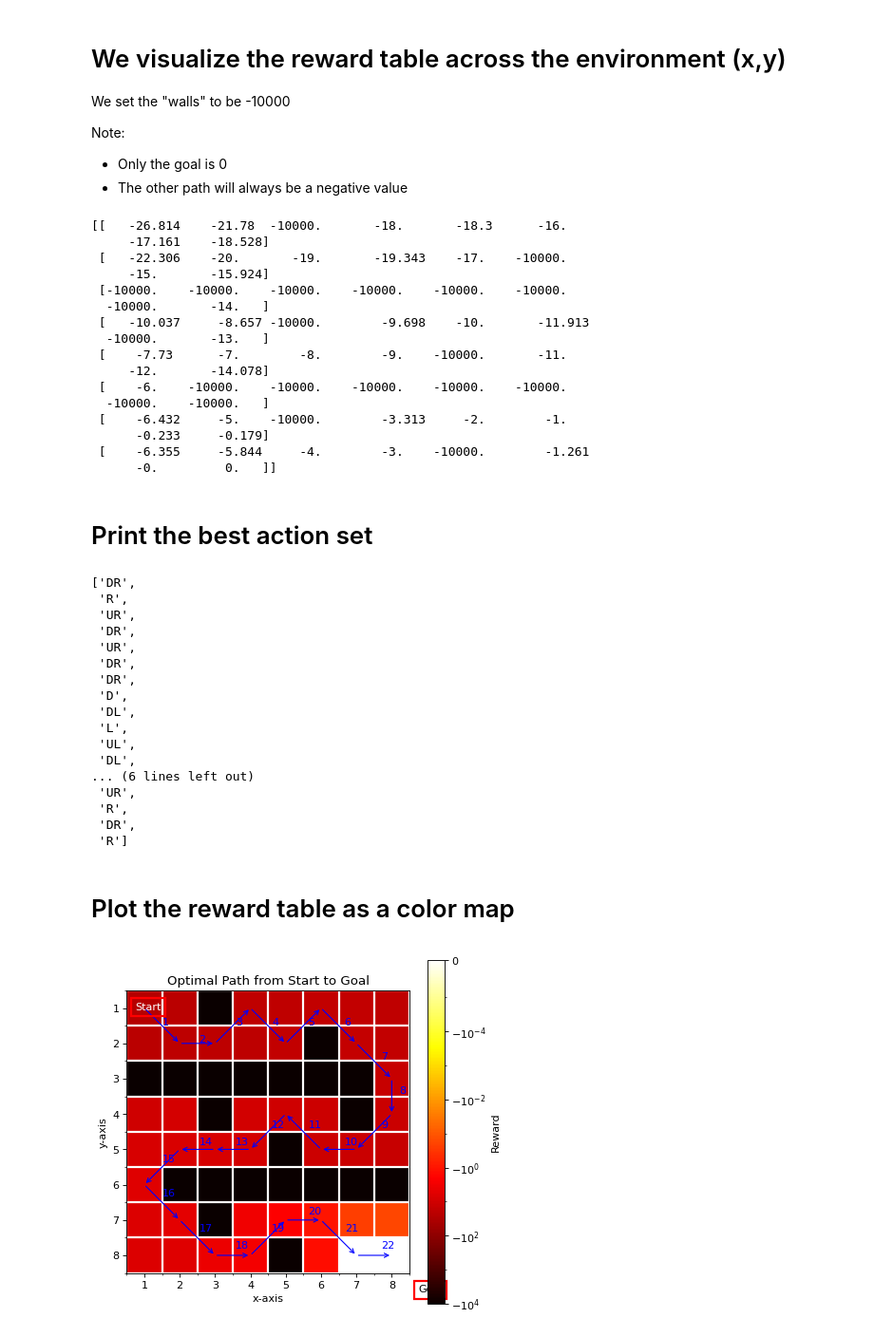
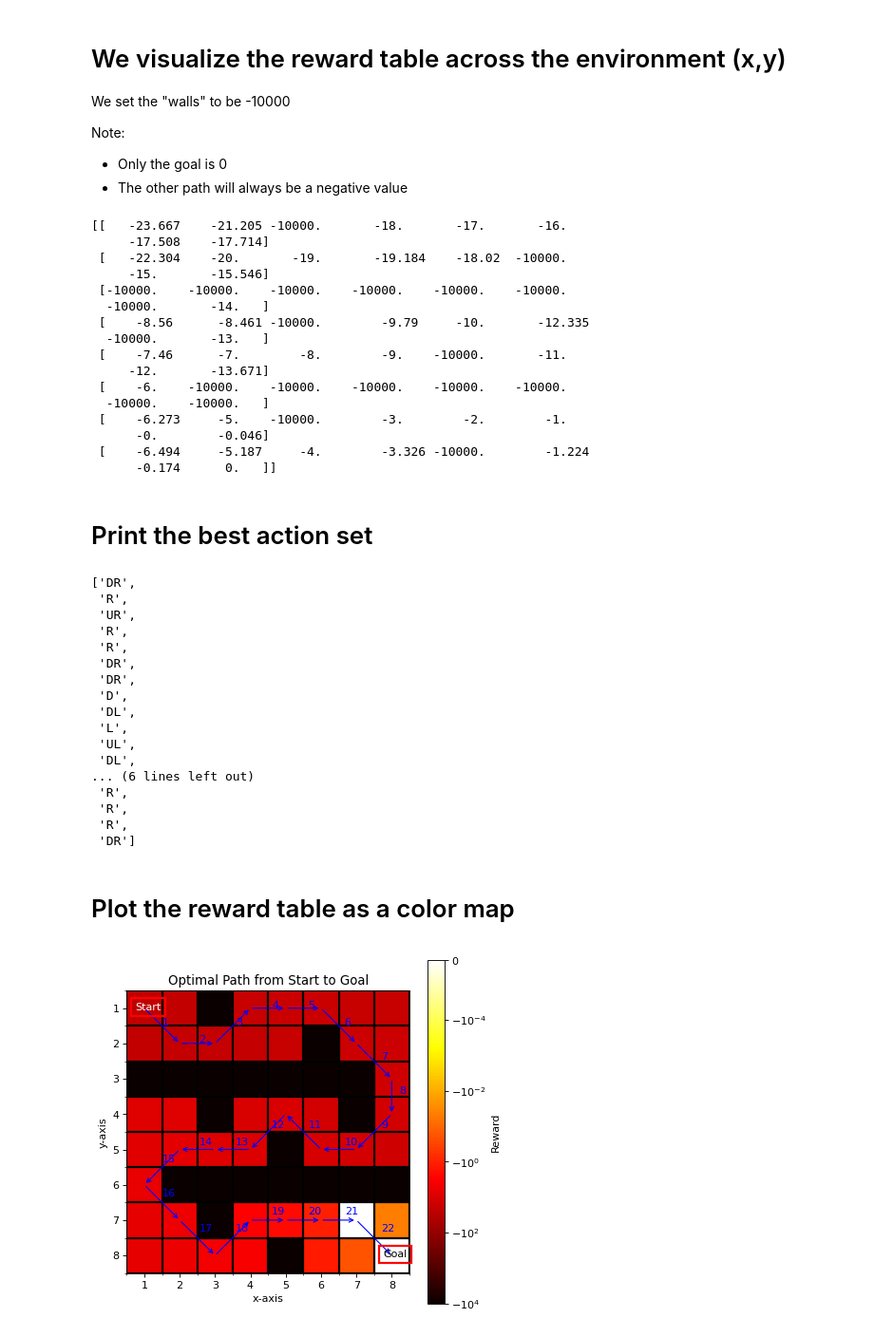
Before and after one commit to featherineaugustus/Reinforcement-Learning---Maze, a Jupyter notebook: Robot Maze Extended.ipynb, the cells around one changed output. Shown at 95% size. Drawn from its saved outputs; the diff is of its cells as text; code cells hidden in the pictures.

```diff
--- a/Robot Maze Extended.ipynb
+++ b/Robot Maze Extended.ipynb
@@ -321,5 +368,9 @@ if __name__ == '__main__':
         # Robot should learn after every episode
         robot.learn()
 
+        if i%250 == 0:
+            print('\nLoop:', i+1)
+            print(maze.movement_history)
+
         # Get a history of number of steps taken to plot later
         moveHistory.append(maze.steps)
@@ -377,22 +446,22 @@ matrix_G[matrix_G>0] = -10000
 np.set_printoptions(suppress=True)
 print(matrix_G)
 # %% [output]
-[[   -26.814    -21.78  -10000.       -18.       -18.3      -16.
-     -17.161    -18.528]
- [   -22.306    -20.       -19.       -19.343    -17.    -10000.
-     -15.       -15.924]
+[[   -23.667    -21.205 -10000.       -18.       -17.       -16.
+     -17.508    -17.714]
+ [   -22.304    -20.       -19.       -19.184    -18.02  -10000.
+     -15.       -15.546]
  [-10000.    -10000.    -10000.    -10000.    -10000.    -10000.
   -10000.       -14.   ]
- [   -10.037     -8.657 -10000.        -9.698    -10.       -11.913
+ [    -8.56      -8.461 -10000.        -9.79     -10.       -12.335
   -10000.       -13.   ]
- [    -7.73      -7.        -8.        -9.    -10000.       -11.
-     -12.       -14.078]
+ [    -7.46      -7.        -8.        -9.    -10000.       -11.
+     -12.       -13.671]
  [    -6.    -10000.    -10000.    -10000.    -10000.    -10000.
   -10000.    -10000.   ]
- [    -6.432     -5.    -10000.        -3.313     -2.        -1.
-      -0.233     -0.179]
- [    -6.355     -5.844     -4.        -3.    -10000.        -1.261
-      -0.         0.   ]]
+ [    -6.273     -5.    -10000.        -3.        -2.        -1.
+      -0.        -0.046]
+ [    -6.494     -5.187     -4.        -3.326 -10000.        -1.224
+      -0.174      0.   ]]
 # %% [markdown]
 # Print the best action set
 # %%
@@ -401,8 +470,8 @@ maze.movement_history
 ['DR',
  'R',
  'UR',
- 'DR',
- 'UR',
+ 'R',
+ 'R',
  'DR',
  'DR',
  'D',
@@ -411,10 +480,10 @@ maze.movement_history
  'UL',
  'DL',
 ... (6 lines left out)
- 'UR',
  'R',
- 'DR',
- 'R']
+ 'R',
+ 'R',
+ 'DR']
 # %% [markdown]
 # Plot the reward table as a color map
 # %%
@@ -465,7 +534,7 @@ for i, action in enumerate(action_list):
     start_x = end_x
     start_y = end_y
 
-plt.text(size-0.25, size+0.05, 'Goal',
+plt.text(size-0.25-1, size+0.05-1, 'Goal',
          bbox=dict(fill=False, edgecolor='red', linewidth=2))
 plt.text(-0.25, 0.05, 'Start', color='white',
          bbox=dict(fill=False, edgecolor='red', linewidth=2))
@@ -481,32 +550,32 @@ tick_locations=([-(10**x) for x in range(minlog,-logthresh-1,-2)]
 # Generating grid for clearer illustration
 #################################################################
 ax = plt.gca();
 
 # Major ticks
 ax.set_xticks(np.arange(0, size, 1))
 ax.set_yticks(np.arange(0, size, 1))
 
 # Labels for major ticks
 ax.set_xticklabels(np.arange(1, size+1, 1))
 ax.set_yticklabels(np.arange(1, size+1, 1))
 
 # Minor ticks
 ax.set_xticks(np.arange(-.5, size, 1), minor=True)
 ax.set_yticks(np.arange(-.5, size, 1), minor=True)
 
 # Gridlines based on minor ticks
-ax.grid(which='minor', color='w', linestyle='-', linewidth=2)
+ax.grid(which='minor', color='k', linestyle='-', linewidth=2)
 
 #################################################################
 # Add description
 #################################################################
 plt.title('Optimal Path from Start to Goal')
 plt.xlabel('x-axis')
 plt.ylabel('y-axis')
 
 cbar = plt.colorbar(ticks=tick_locations)
 cbar.set_label('Reward')
 
 plt.show()
 # %% [output]
-[figure, old version]
+[figure, new version]
```
Also changed, not shown: parts of 6 cells of this notebook, 1 other file.
